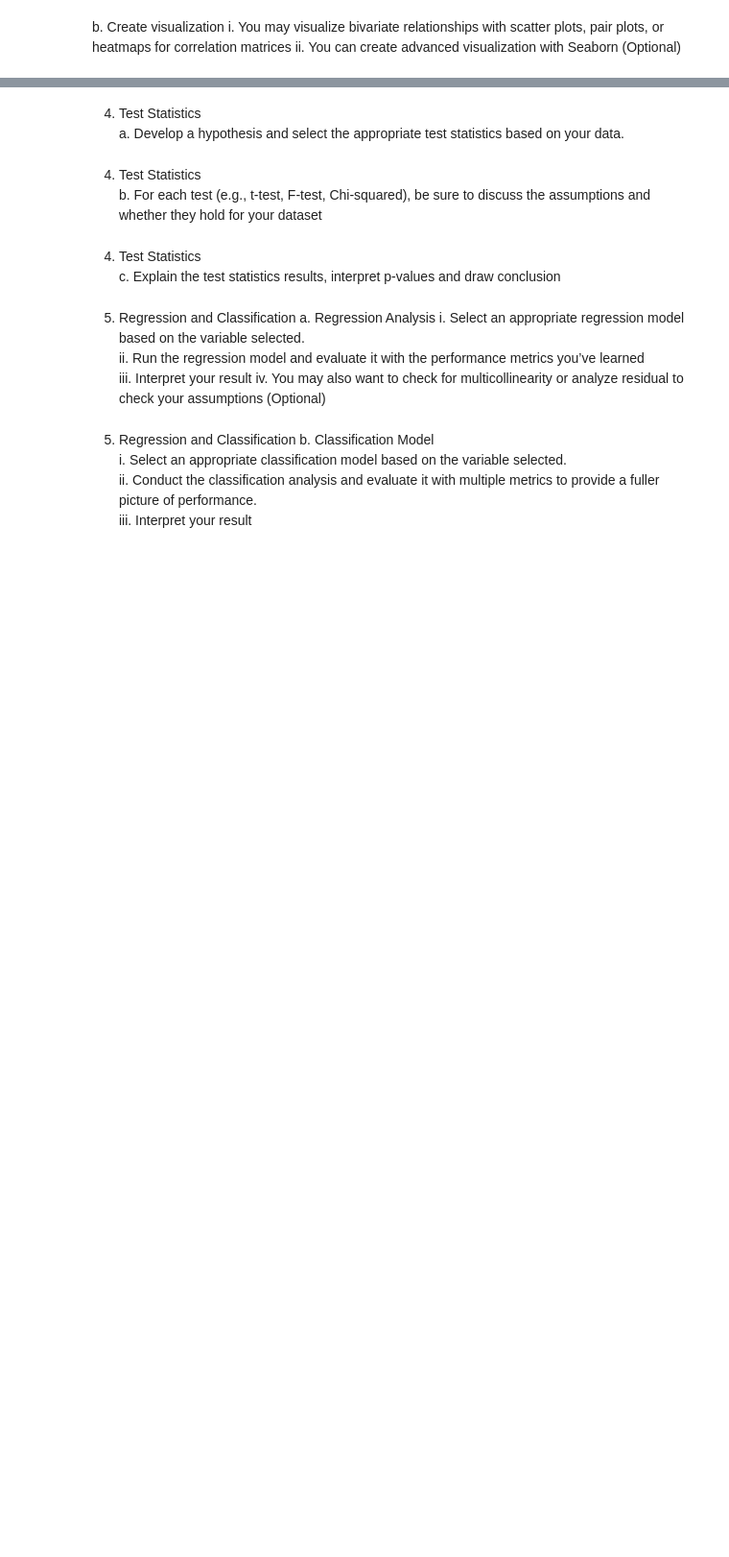
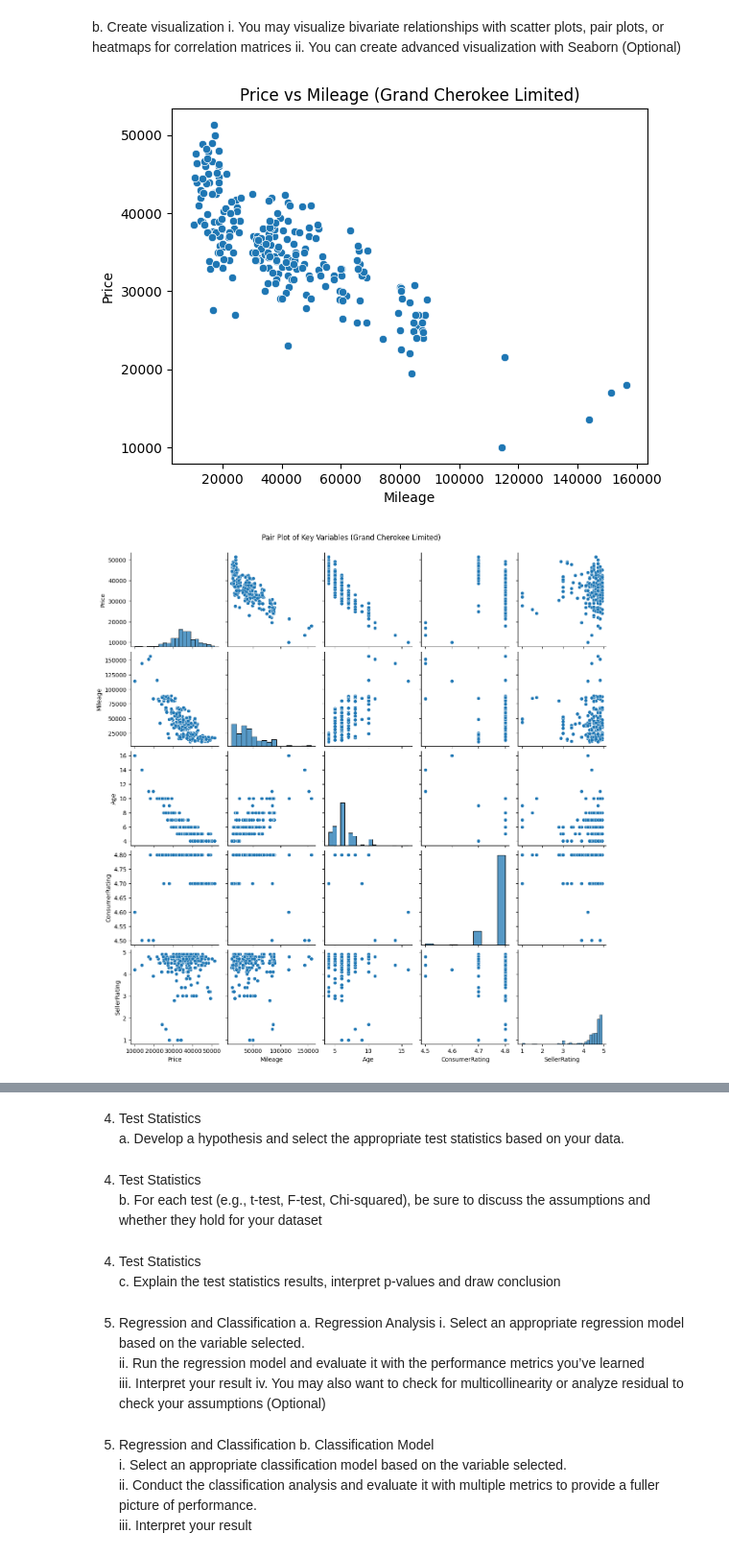
Before and after one commit to gabriel-joseph/data_science_portfolio, a Jupyter notebook: final_project/vance_final_project_eda.ipynb, the cells around one changed output, grey strips where cells are left out. Shown at 96% size. Cells and saved outputs as stored; diff of their text form; code cells hidden in the pictures; blank space fills up the shorter version.

```diff
--- a/final_project/vance_final_project_eda.ipynb
+++ b/final_project/vance_final_project_eda.ipynb
@@ -348,3 +442,26 @@ ii.	For categorical variables, you could explore additional methods like Spearma
 b.	Create visualization
 i.	You may visualize bivariate relationships with scatter plots, pair plots, or heatmaps for correlation matrices
 ii.	You can create advanced visualization with Seaborn (Optional)
+# %%
+import seaborn as sns
+
+import matplotlib.pyplot as plt
+
+# Scatter plot: Price vs Mileage for Grand Cherokee Limited
+sns.scatterplot(data=grand_cherokee_df, x='Mileage', y='Price')
+plt.title('Price vs Mileage (Grand Cherokee Limited)')
+plt.show()
+
+# Pair plot for all numerical variables in Grand Cherokee Limited
+sns.pairplot(grand_cherokee_df[['Price', 'Mileage', 'Age', 'ConsumerRating', 'SellerRating']])
+plt.suptitle('Pair Plot of Key Variables (Grand Cherokee Limited)', y=1.02)
+plt.show()
+
+# Heatmap of correlation matrix for Grand Cherokee Limited
+corr_matrix = grand_cherokee_df.corr()
+sns.heatmap(corr_matrix, annot=True, cmap='coolwarm')
+plt.title('Correlation Matrix Heatmap (Grand Cherokee Limited)')
+plt.show()
+# %% [output]
+[figure, added]
+[figure, added]
```
Also changed, not shown: parts of 7 cells of this notebook.
